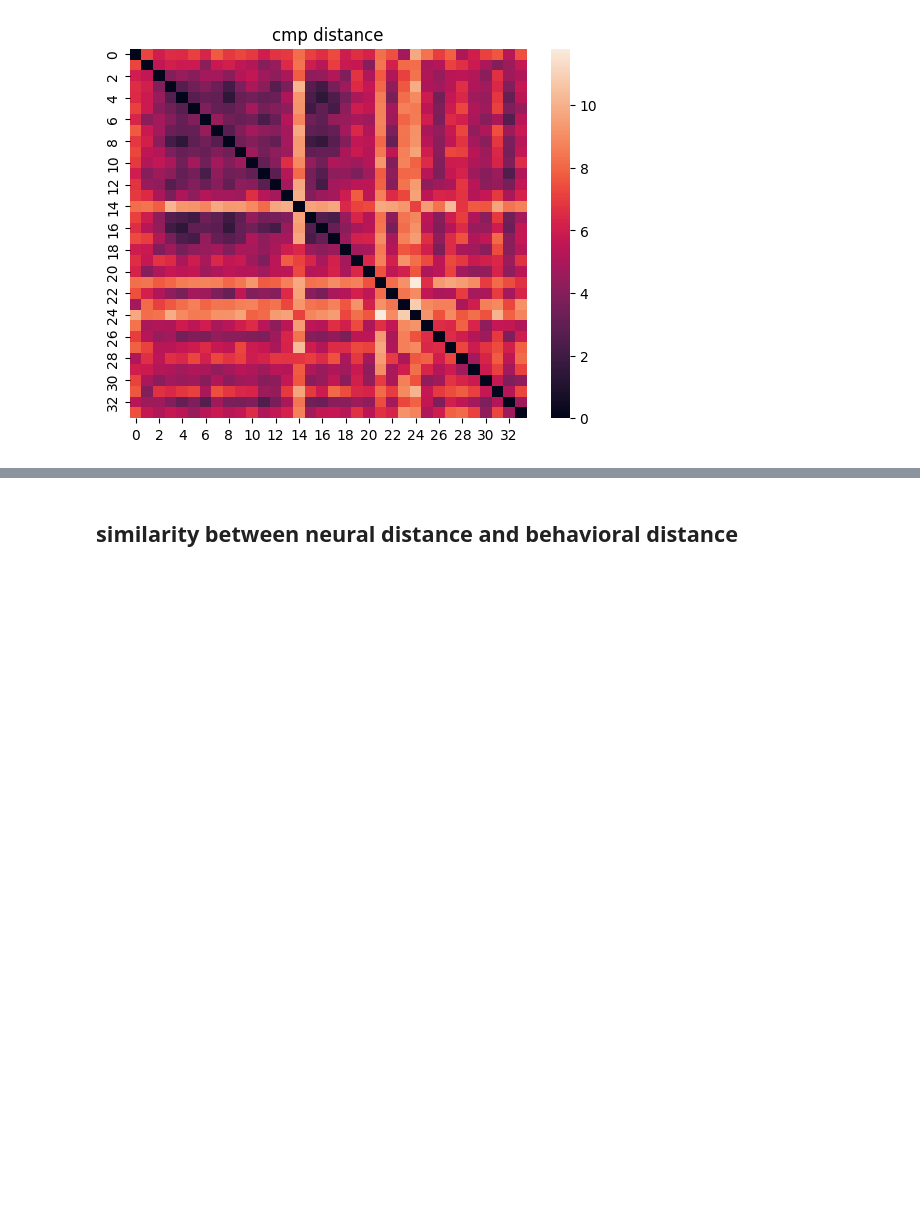
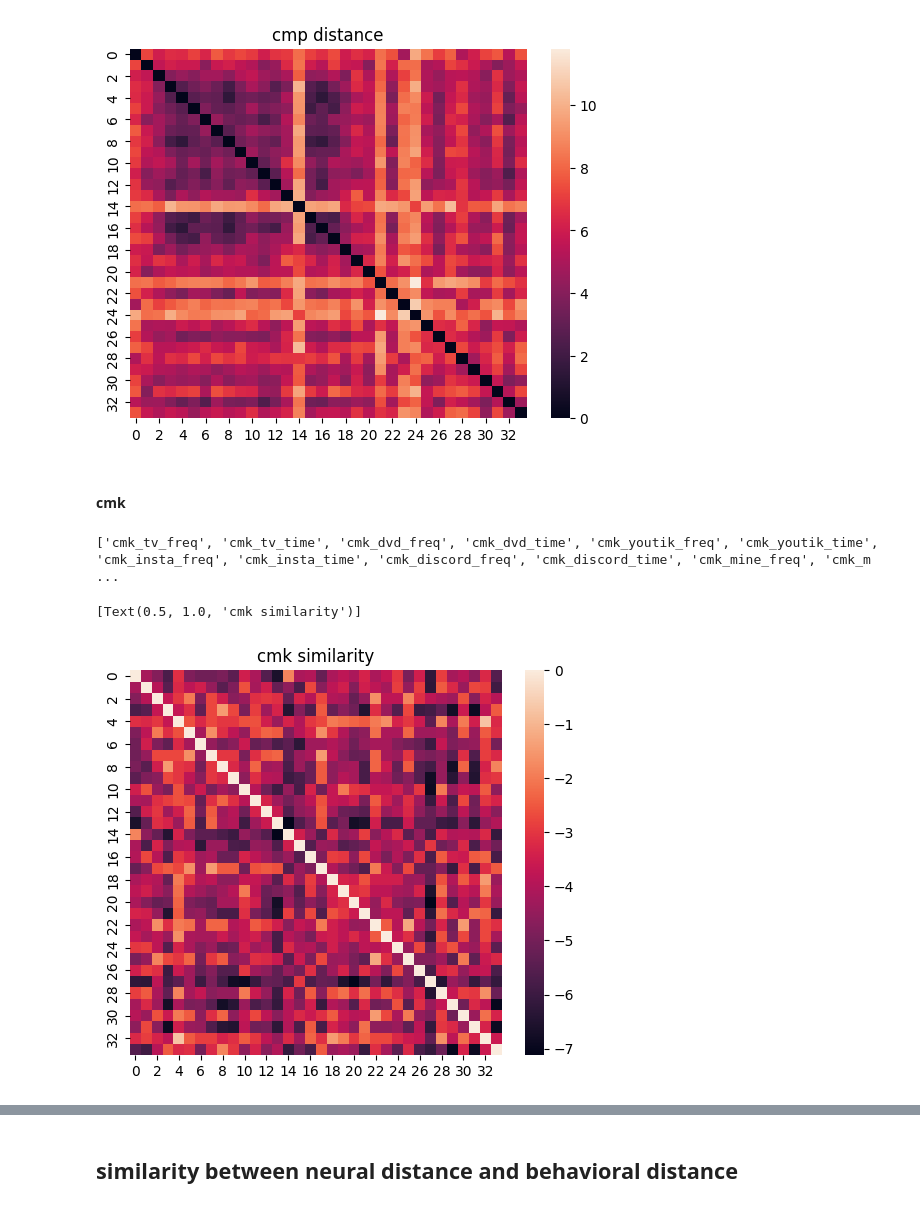
Before and after one commit to Menghan-Yang/ModernMedia, a Jupyter notebook: code/2_Behavioral_corr.ipynb, the cells around one changed output, grey strips where cells are left out. Cells and saved outputs as stored; diff of their text form; code cells hidden in the pictures; blank space fills up the shorter version.

```diff
--- a/code/2_Behavioral_corr.ipynb
+++ b/code/2_Behavioral_corr.ipynb
@@ -96,3 +98,21 @@ sns.heatmap(cmp_distance).set(title = 'cmp distance' )
 # %% [output]
 [Text(0.5, 1.0, 'cmp distance')]
 [figure]
+# %% [markdown]
+#### cmk
+# %%
+cmk_cols = [col for col in behavior_all.columns if 'cmk' in col]
+print(cmk_cols)
+# %% [output]
+['cmk_tv_freq', 'cmk_tv_time', 'cmk_dvd_freq', 'cmk_dvd_time', 'cmk_youtik_freq', 'cmk_youtik_time', 'cmk_insta_freq', 'cmk_insta_time', 'cmk_discord_freq', 'cmk_discord_time', 'cmk_mine_freq', 'cmk_m ...
+# %%
+partitipants_behavior_df_cmk = partitipants_behavior_df[cmk_cols]
+partitipants_behavior_df_cmk = partitipants_behavior_df_cmk.dropna(axis=1,how='any') ## Nan data
+cmk_distance = Adjacency(squareform(pdist(partitipants_behavior_df_cmk, metric = 'euclidean')), matrix_type="distance")
+cmk_similarity = Adjacency.distance_to_similarity(cmk_distance)
+cmk_similarity = cmk_similarity.squareform()
+sub_fig, _ = plt.subplots(figsize=(6,5))
+sns.heatmap(cmk_similarity).set(title = 'cmk similarity' )
+# %% [output]
+[Text(0.5, 1.0, 'cmk similarity')]
+[figure, added]
```
Also changed, not shown: parts of 11 cells of this notebook, 1 other file.
